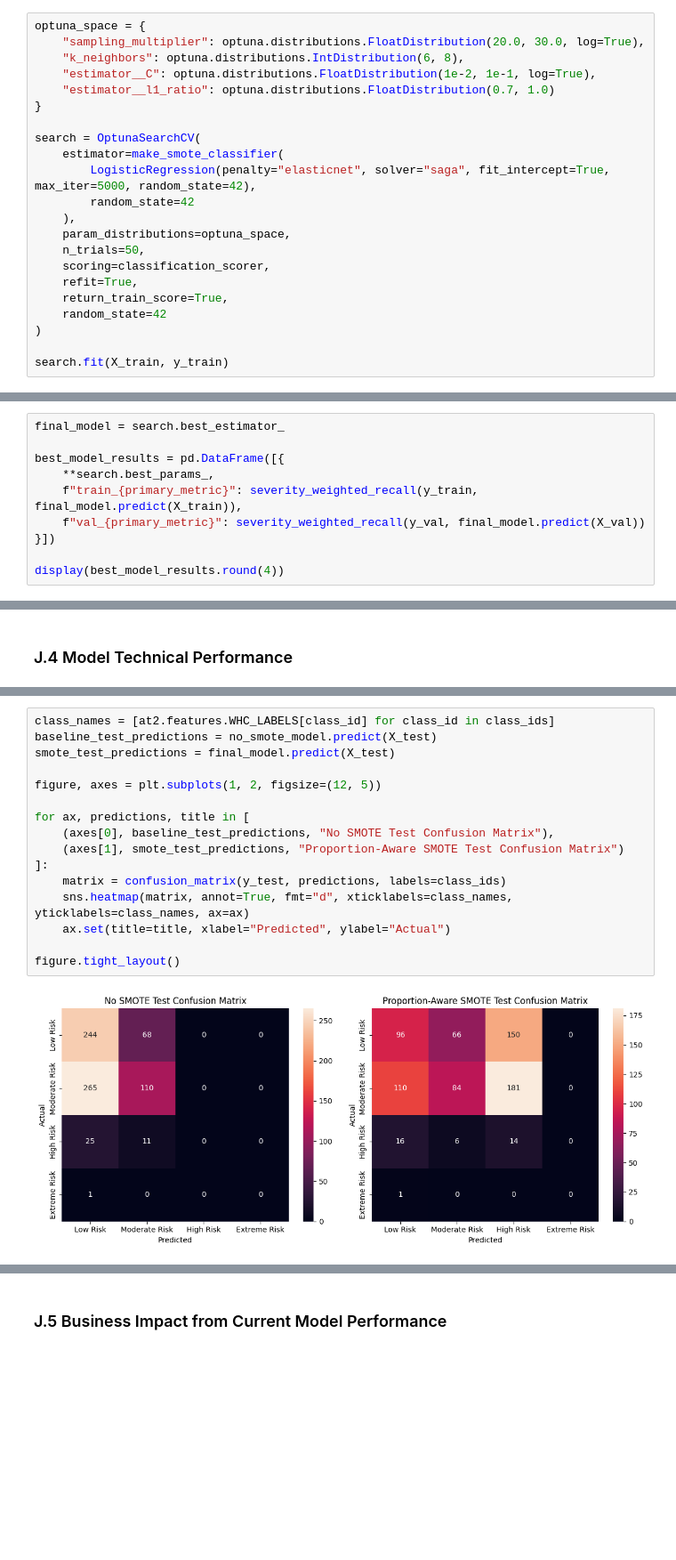
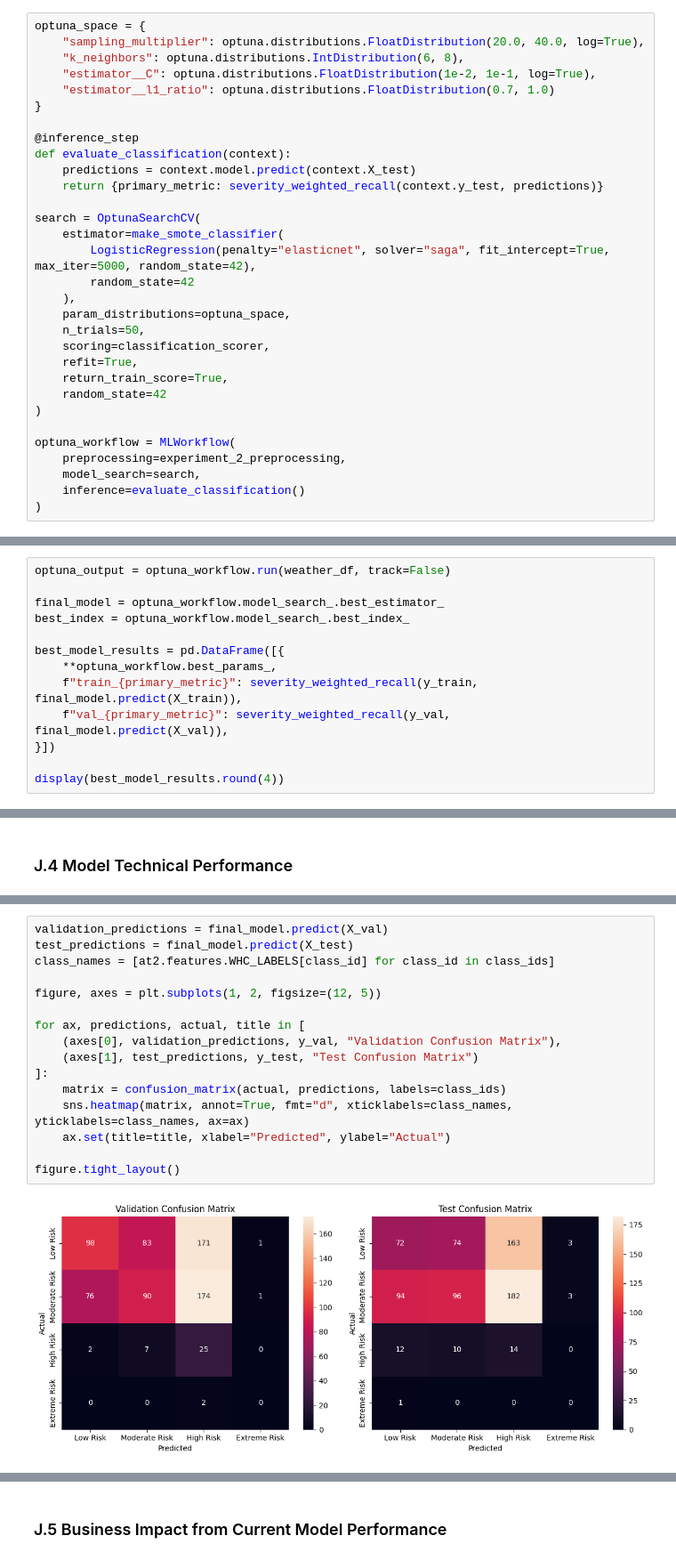
Before and after one commit to RP28/36120-26SP-AT2-26294153-experiments, a Jupyter notebook: notebooks/weather_hazard/36120_26SP_AT2_26294153_experiment_2.ipynb, the cells around one changed output, grey strips where cells are left out. Shown at 89% size. Cells and saved outputs as stored; diff of their text form; blank space fills up the shorter version.

Commit message:
classification first draft

```diff
--- a/notebooks/weather_hazard/36120_26SP_AT2_26294153_experiment_2.ipynb
+++ b/notebooks/weather_hazard/36120_26SP_AT2_26294153_experiment_2.ipynb
@@ -513,11 +515,16 @@ display(metric8)
 | 0 | 25 | 7 | 13883 | 0.263283 | 0.250683 |
 # %%
 optuna_space = {
-    "sampling_multiplier": optuna.distributions.FloatDistribution(20.0, 30.0, log=True),
+    "sampling_multiplier": optuna.distributions.FloatDistribution(20.0, 40.0, log=True),
     "k_neighbors": optuna.distributions.IntDistribution(6, 8),
     "estimator__C": optuna.distributions.FloatDistribution(1e-2, 1e-1, log=True),
     "estimator__l1_ratio": optuna.distributions.FloatDistribution(0.7, 1.0)
 }
+
+@inference_step
+def evaluate_classification(context):
+    predictions = context.model.predict(context.X_test)
+    return {primary_metric: severity_weighted_recall(context.y_test, predictions)}
 
 search = OptunaSearchCV(
     estimator=make_smote_classifier(
@@ -532,4 +539,8 @@ search = OptunaSearchCV(
     random_state=42
 )
 
-search.fit(X_train, y_train)
+optuna_workflow = MLWorkflow(
+    preprocessing=experiment_2_preprocessing,
+    model_search=search,
+    inference=evaluate_classification()
+)
@@ -548,10 +547,13 @@ OptunaSearchCV(estimator=SMOTEClassifier(estimator=LogisticRegression(max_iter=5
 # %%
-final_model = search.best_estimator_
+optuna_output = optuna_workflow.run(weather_df, track=False)
+
+final_model = optuna_workflow.model_search_.best_estimator_
+best_index = optuna_workflow.model_search_.best_index_
 
 best_model_results = pd.DataFrame([{
-    **search.best_params_,
+    **optuna_workflow.best_params_,
     f"train_{primary_metric}": severity_weighted_recall(y_train, final_model.predict(X_train)),
-    f"val_{primary_metric}": severity_weighted_recall(y_val, final_model.predict(X_val))
+    f"val_{primary_metric}": severity_weighted_recall(y_val, final_model.predict(X_val)),
 }])
 
 display(best_model_results.round(4))
@@ -609,18 +587,18 @@ display(technical_performance.round(4))
 # %%
+validation_predictions = final_model.predict(X_val)
+test_predictions = final_model.predict(X_test)
 class_names = [at2.features.WHC_LABELS[class_id] for class_id in class_ids]
-baseline_test_predictions = no_smote_model.predict(X_test)
-smote_test_predictions = final_model.predict(X_test)
 
 figure, axes = plt.subplots(1, 2, figsize=(12, 5))
 
-for ax, predictions, title in [
-    (axes[0], baseline_test_predictions, "No SMOTE Test Confusion Matrix"),
-    (axes[1], smote_test_predictions, "Proportion-Aware SMOTE Test Confusion Matrix")
+for ax, predictions, actual, title in [
+    (axes[0], validation_predictions, y_val, "Validation Confusion Matrix"),
+    (axes[1], test_predictions, y_test, "Test Confusion Matrix")
 ]:
-    matrix = confusion_matrix(y_test, predictions, labels=class_ids)
+    matrix = confusion_matrix(actual, predictions, labels=class_ids)
     sns.heatmap(matrix, annot=True, fmt="d", xticklabels=class_names, yticklabels=class_names, ax=ax)
     ax.set(title=title, xlabel="Predicted", ylabel="Actual")
 
 figure.tight_layout()
 # %% [output]
-[figure, old version]
+[figure, new version]
```
Also changed, not shown: parts of 15 cells of this notebook, 5 other files.
